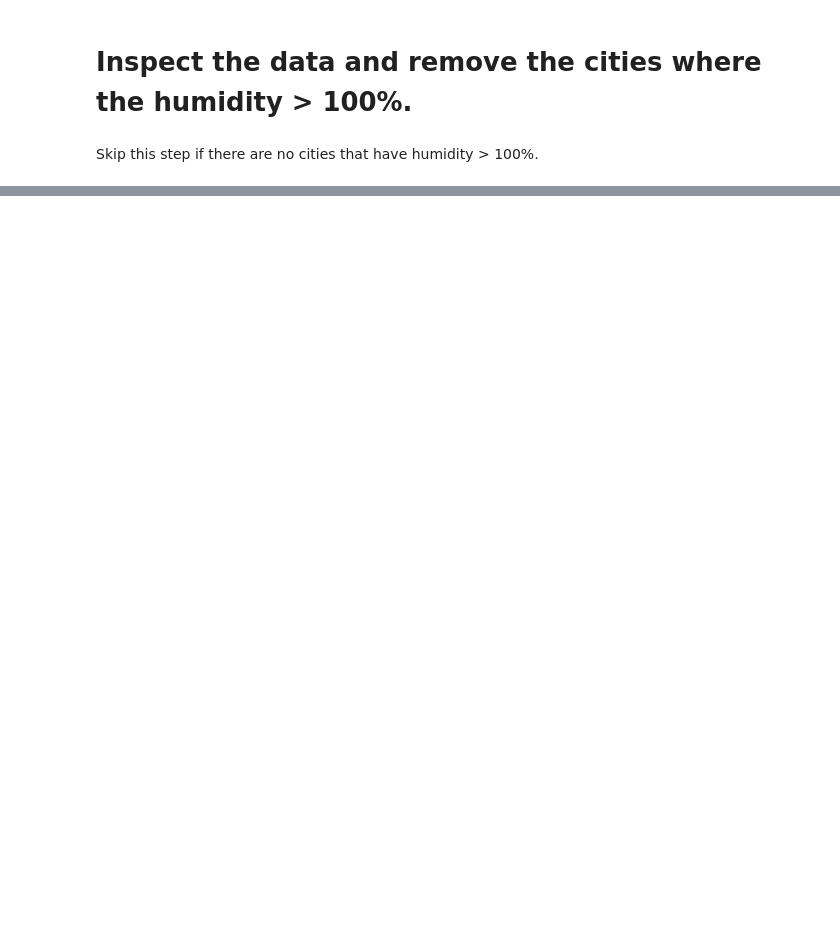
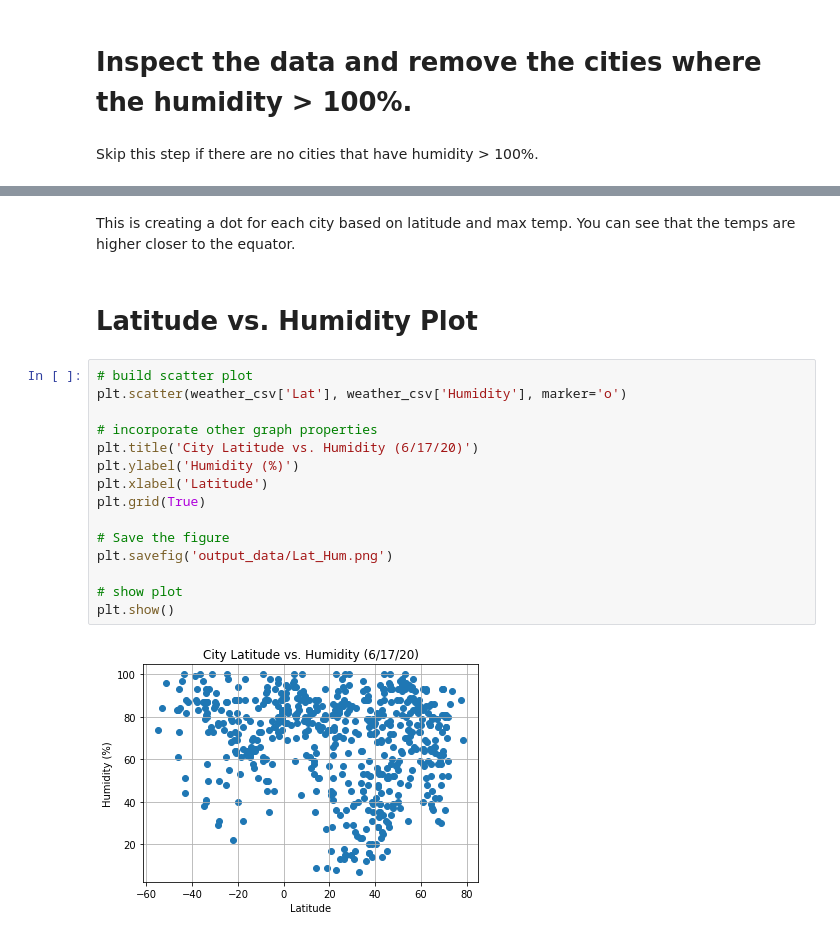
Before and after one commit to tamaranxu/python-api-challenge, a Jupyter notebook: WeatherPy/WeatherPy.ipynb, the cells around one changed output, grey strips where cells are left out. Cells and saved outputs as stored; diff of their text form; blank space fills up the shorter version.

```diff
--- a/WeatherPy/WeatherPy.ipynb
+++ b/WeatherPy/WeatherPy.ipynb
@@ -157,0 +209,21 @@ Skip this step if there are no cities that have humidity > 100%.
+# %% [markdown]
+This is creating a dot for each city based on latitude and max temp. You can see that the temps are higher closer to the equator.
+# %% [markdown]
+# Latitude vs. Humidity Plot
+# %%
+# build scatter plot
+plt.scatter(weather_csv['Lat'], weather_csv['Humidity'], marker='o')
+
+# incorporate other graph properties
+plt.title('City Latitude vs. Humidity (6/17/20)')
+plt.ylabel('Humidity (%)')
+plt.xlabel('Latitude')
+plt.grid(True)
+
+# Save the figure
+plt.savefig('output_data/Lat_Hum.png')
+
+# show plot
+plt.show()
+# %% [output]
+[figure, added]
```
Also changed, not shown: parts of 18 cells of this notebook, 5 other files.
